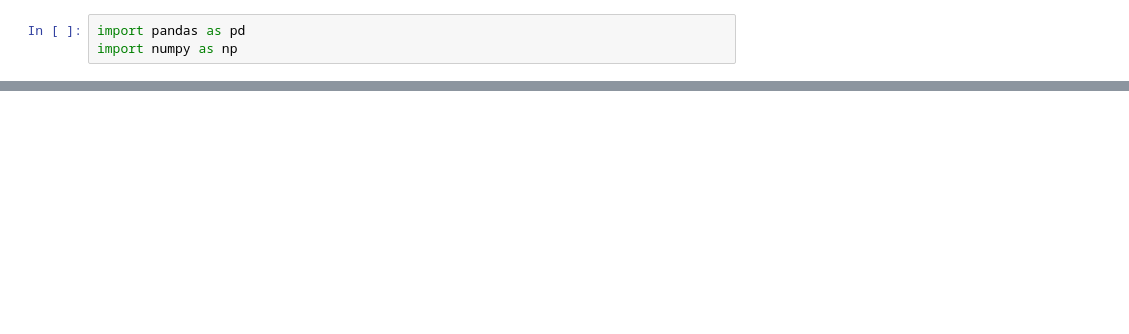
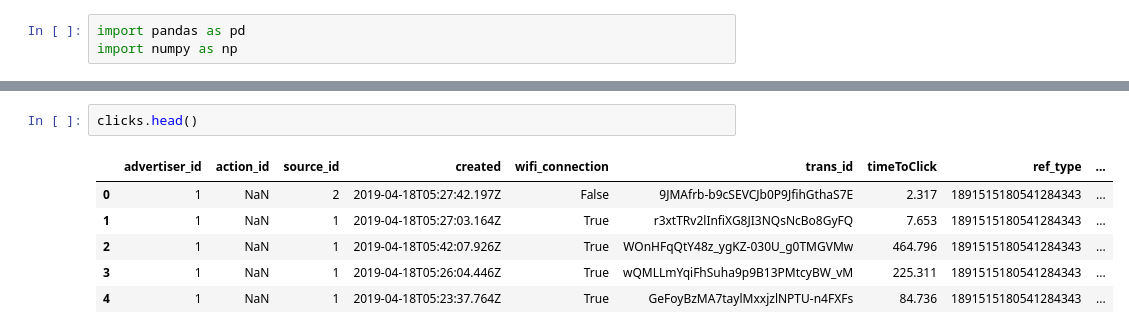
Before and after one commit to Elianagam/orgaDatosTp2, a Jupyter notebook: clean_installs.ipynb, the cells around one changed output, grey strips where cells are left out. Cells and saved outputs as stored; diff of their text form; blank space fills up the shorter version.

```diff
--- a/clean_installs.ipynb
+++ b/clean_installs.ipynb
@@ -82,3 +202,12 @@ Name: ref_type, dtype: int64
+# %%
+clicks.head()
+# %% [output]
+|  | advertiser_id | action_id | source_id | created | wifi_connection | trans_id | timeToClick | ref_type | ... |
+| 0 | 1 | NaN | 2 | 2019-04-18T05:27:42.197Z | False | 9JMAfrb-b9cSEVCJb0P9JfihGthaS7E | 2.317 | 1891515180541284343 | ... |
+| 1 | 1 | NaN | 1 | 2019-04-18T05:27:03.164Z | True | r3xtTRv2lInfiXG8JI3NQsNcBo8GyFQ | 7.653 | 1891515180541284343 | ... |
+| 2 | 1 | NaN | 1 | 2019-04-18T05:42:07.926Z | True | WOnHFqQtY48z_ygKZ-030U_g0TMGVMw | 464.796 | 1891515180541284343 | ... |
+| 3 | 1 | NaN | 1 | 2019-04-18T05:26:04.446Z | True | wQMLLmYqiFhSuha9p9B13PMtcyBW_vM | 225.311 | 1891515180541284343 | ... |
+| 4 | 1 | NaN | 1 | 2019-04-18T05:23:37.764Z | True | GeFoyBzMA7taylMxxjzlNPTU-n4FXFs | 84.736 | 1891515180541284343 | ... |
 # %%
 installs['wifi'] = installs['wifi'].map({True: 1, False: 0})
 installs['wifi'] = installs['wifi'].fillna(-1)
```
Also changed, not shown: parts of 46 cells of this notebook.
